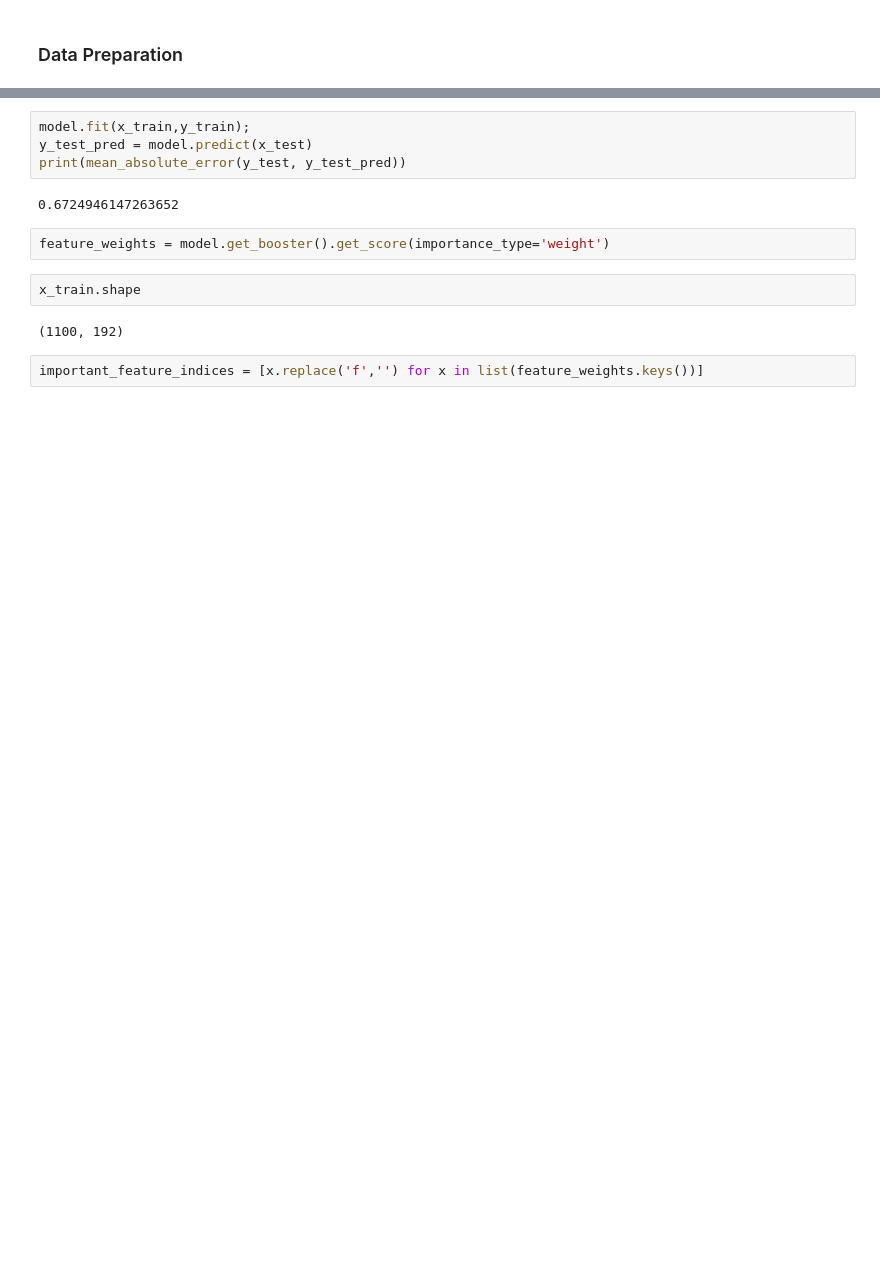
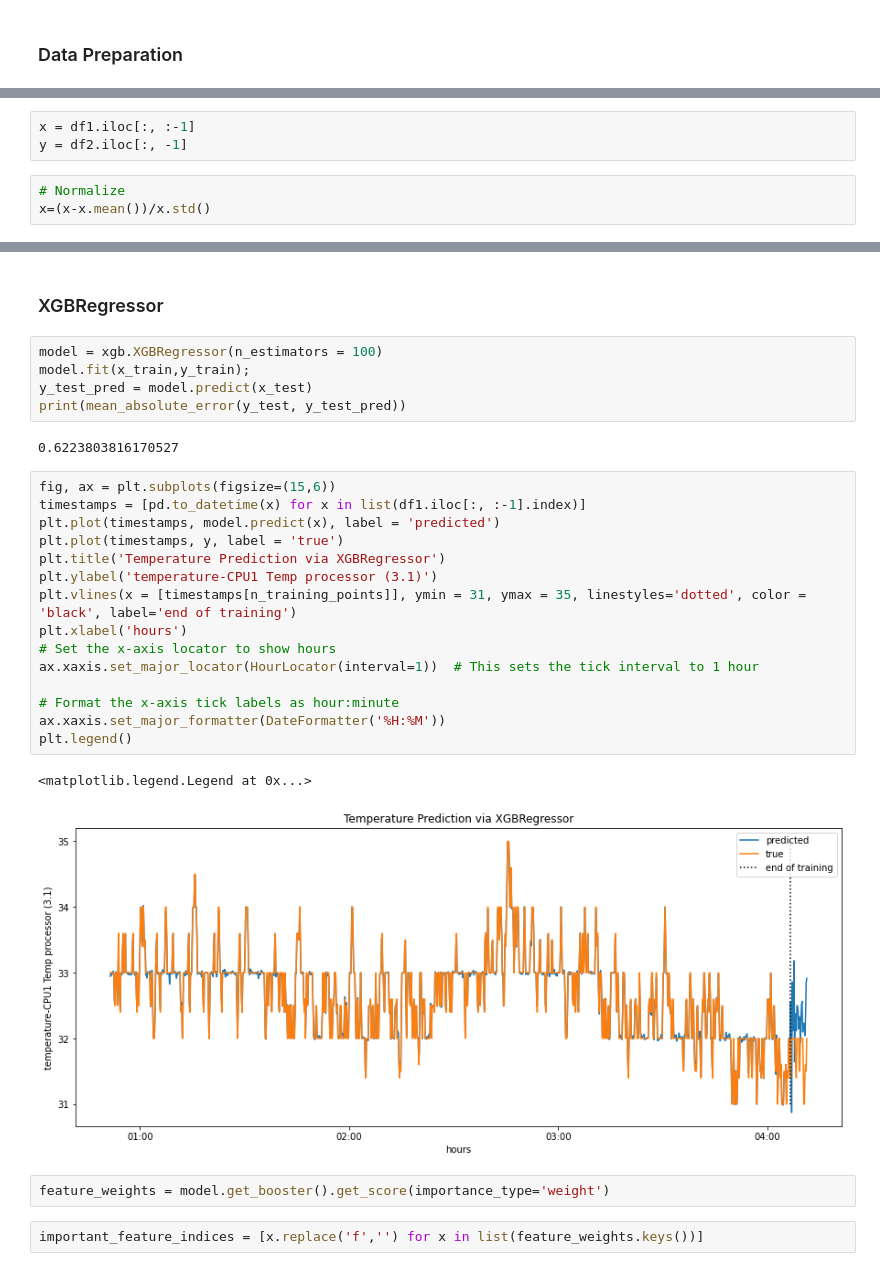
Before and after one commit to autonlab/server-log-api, a Jupyter notebook: rrd_modeling_explorer.ipynb, the cells around one changed output, grey strips where cells are left out. Drawn from its saved outputs; the diff is of its cells as text; blank space fills up the shorter version.

```diff
--- a/rrd_modeling_explorer.ipynb
+++ b/rrd_modeling_explorer.ipynb
@@ -59,0 +100,6 @@ mean_score
+# %%
+x = df1.iloc[:, :-1]
+y = df2.iloc[:, -1]
+# %%
+# Normalize
+x=(x-x.mean())/x.std()
@@ -60,14 +113,31 @@ mean_score
+# %% [markdown]
+### XGBRegressor
 # %%
+model = xgb.XGBRegressor(n_estimators = 100)
 model.fit(x_train,y_train);
 y_test_pred = model.predict(x_test)
 print(mean_absolute_error(y_test, y_test_pred))
 # %% [output]
-0.6724946147263652
+0.6223803816170527
+# %%
+fig, ax = plt.subplots(figsize=(15,6))
+timestamps = [pd.to_datetime(x) for x in list(df1.iloc[:, :-1].index)]
+plt.plot(timestamps, model.predict(x), label = 'predicted')
+plt.plot(timestamps, y, label = 'true')
+plt.title('Temperature Prediction via XGBRegressor')
+plt.ylabel('temperature-CPU1 Temp processor (3.1)')
+plt.vlines(x = [timestamps[n_training_points]], ymin = 31, ymax = 35, linestyles='dotted', color = 'black', label='end of training')
+plt.xlabel('hours')
+# Set the x-axis locator to show hours
+ax.xaxis.set_major_locator(HourLocator(interval=1))  # This sets the tick interval to 1 hour
+
+# Format the x-axis tick labels as hour:minute
+ax.xaxis.set_major_formatter(DateFormatter('%H:%M'))
+plt.legend()
+# %% [output]
+<matplotlib.legend.Legend at 0x...>
+[figure, added]
 # %%
 feature_weights = model.get_booster().get_score(importance_type='weight')
-# %%
-x_train.shape
-# %% [output]
-(1100, 192)
 # %%
 important_feature_indices = [x.replace('f','') for x in list(feature_weights.keys())]
```
Also changed, not shown: parts of 17 cells of this notebook.
